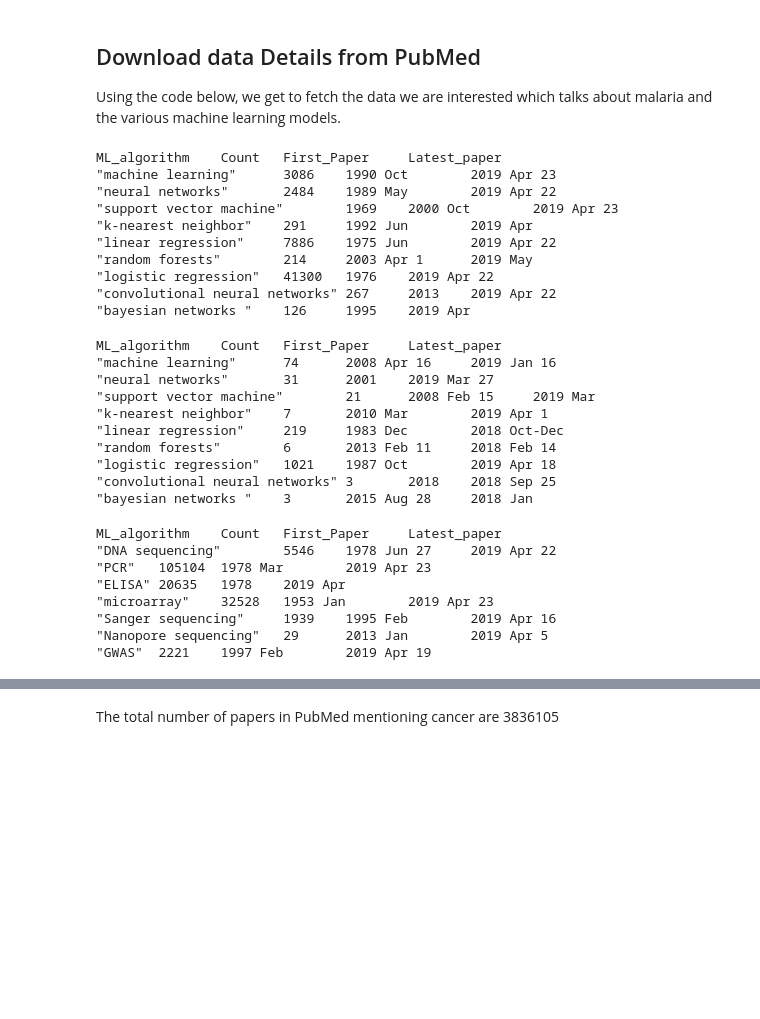
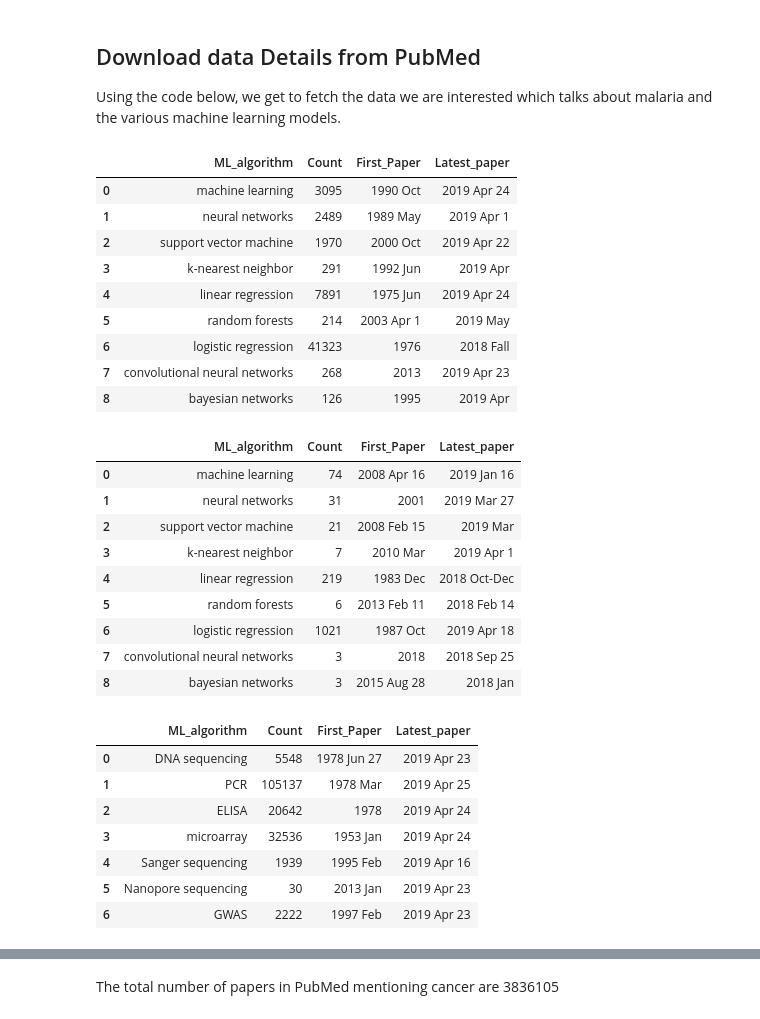
Before and after one commit to kipkurui/MachineLearning4Malaria, a Jupyter notebook: Data_fetching_and_Analysis.ipynb, the cells around one changed output, grey strips where cells are left out. Cells and saved outputs as stored; diff of their text form; code cells hidden in the pictures; blank space fills up the shorter version.

```diff
--- a/Data_fetching_and_Analysis.ipynb
+++ b/Data_fetching_and_Analysis.ipynb
@@ -35,8 +35,7 @@ Using the code below, we get to fetch the data we are interested which talks abo
 # %%
 # make a placeholder to store result from querying
 def get_count(disease,ml):
-
-    print("ML_algorithm", "Count", 'First_Paper','Latest_paper',sep="\t")
+    df = pd.DataFrame(columns=["ML_algorithm", "Count", 'First_Paper','Latest_paper'])
     for machine in ml:
         handle = Entrez.esearch(db = "pubmed", retmax=10000000, term="[%s] AND %s" % (machine,disease))
         kenyan_records = Entrez.read(handle)
@@ -49,42 +48,48 @@ def get_count(disease,ml):
         record_2 = Entrez.read(handle_2)
         # see what we are capable of subsetting
 
-        print(machine, len(kenyan_pubids), record_2[0]["PubDate"],record_1[0]["PubDate"],sep="\t")
+        df.loc[len(df)]= [machine.replace('"',''), len(kenyan_pubids), record_2[0]["PubDate"],record_1[0]["PubDate"]]
+
+    #df.to_csv()
+    return df
 # %%
-get_count("cancer",ml)
+cancer_df = get_count("cancer",ml)
+cancer_df
 # %% [output]
-ML_algorithm    Count   First_Paper     Latest_paper
-"machine learning"      3086    1990 Oct        2019 Apr 23
-"neural networks"       2484    1989 May        2019 Apr 22
-"support vector machine"        1969    2000 Oct        2019 Apr 23
-"k-nearest neighbor"    291     1992 Jun        2019 Apr
-"linear regression"     7886    1975 Jun        2019 Apr 22
-"random forests"        214     2003 Apr 1      2019 May
-"logistic regression"   41300   1976    2019 Apr 22
-"convolutional neural networks" 267     2013    2019 Apr 22
-"bayesian networks "    126     1995    2019 Apr
+|  | ML_algorithm | Count | First_Paper | Latest_paper |
+| 0 | machine learning | 3095 | 1990 Oct | 2019 Apr 24 |
+| 1 | neural networks | 2489 | 1989 May | 2019 Apr 1 |
+| 2 | support vector machine | 1970 | 2000 Oct | 2019 Apr 22 |
+| 3 | k-nearest neighbor | 291 | 1992 Jun | 2019 Apr |
+| 4 | linear regression | 7891 | 1975 Jun | 2019 Apr 24 |
+| 5 | random forests | 214 | 2003 Apr 1 | 2019 May |
+| 6 | logistic regression | 41323 | 1976 | 2018 Fall |
+| 7 | convolutional neural networks | 268 | 2013 | 2019 Apr 23 |
+| 8 | bayesian networks | 126 | 1995 | 2019 Apr |
 # %%
-get_count("malaria",ml)
+malaria_df = get_count("malaria",ml)
+malaria_df
 # %% [output]
-ML_algorithm    Count   First_Paper     Latest_paper
-"machine learning"      74      2008 Apr 16     2019 Jan 16
-"neural networks"       31      2001    2019 Mar 27
-"support vector machine"        21      2008 Feb 15     2019 Mar
-"k-nearest neighbor"    7       2010 Mar        2019 Apr 1
-"linear regression"     219     1983 Dec        2018 Oct-Dec
-"random forests"        6       2013 Feb 11     2018 Feb 14
-"logistic regression"   1021    1987 Oct        2019 Apr 18
-"convolutional neural networks" 3       2018    2018 Sep 25
-"bayesian networks "    3       2015 Aug 28     2018 Jan
+|  | ML_algorithm | Count | First_Paper | Latest_paper |
+| 0 | machine learning | 74 | 2008 Apr 16 | 2019 Jan 16 |
+| 1 | neural networks | 31 | 2001 | 2019 Mar 27 |
+| 2 | support vector machine | 21 | 2008 Feb 15 | 2019 Mar |
+| 3 | k-nearest neighbor | 7 | 2010 Mar | 2019 Apr 1 |
+| 4 | linear regression | 219 | 1983 Dec | 2018 Oct-Dec |
+| 5 | random forests | 6 | 2013 Feb 11 | 2018 Feb 14 |
+| 6 | logistic regression | 1021 | 1987 Oct | 2019 Apr 18 |
+| 7 | convolutional neural networks | 3 | 2018 | 2018 Sep 25 |
+| 8 | bayesian networks | 3 | 2015 Aug 28 | 2018 Jan |
 # %%
-get_count("cancer",other_tech)
+other_tech_cancer = get_count("cancer",other_tech)
+other_tech_cancer
 # %% [output]
-ML_algorithm    Count   First_Paper     Latest_paper
-"DNA sequencing"        5546    1978 Jun 27     2019 Apr 22
-"PCR"   105104  1978 Mar        2019 Apr 23
-"ELISA" 20635   1978    2019 Apr
-"microarray"    32528   1953 Jan        2019 Apr 23
-"Sanger sequencing"     1939    1995 Feb        2019 Apr 16
-"Nanopore sequencing"   29      2013 Jan        2019 Apr 5
-"GWAS"  2221    1997 Feb        2019 Apr 19
+|  | ML_algorithm | Count | First_Paper | Latest_paper |
+| 0 | DNA sequencing | 5548 | 1978 Jun 27 | 2019 Apr 23 |
+| 1 | PCR | 105137 | 1978 Mar | 2019 Apr 25 |
+| 2 | ELISA | 20642 | 1978 | 2019 Apr 24 |
+| 3 | microarray | 32536 | 1953 Jan | 2019 Apr 24 |
+| 4 | Sanger sequencing | 1939 | 1995 Feb | 2019 Apr 16 |
+| 5 | Nanopore sequencing | 30 | 2013 Jan | 2019 Apr 23 |
+| 6 | GWAS | 2222 | 1997 Feb | 2019 Apr 23 |
 # %%
```
Also changed, not shown: parts of 28 cells of this notebook.
